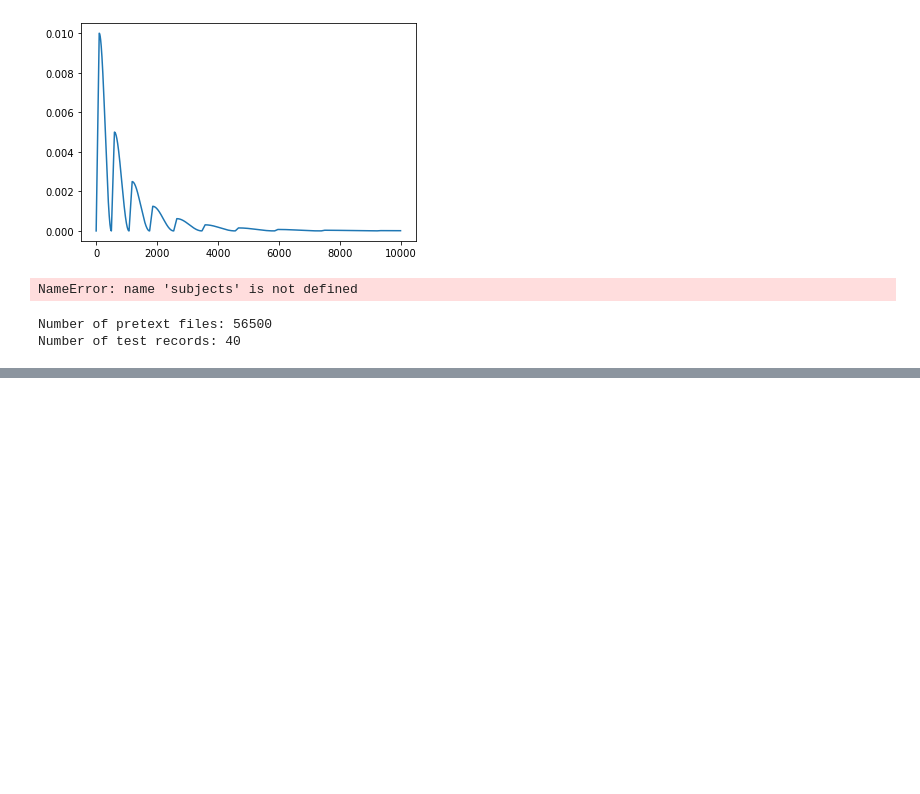
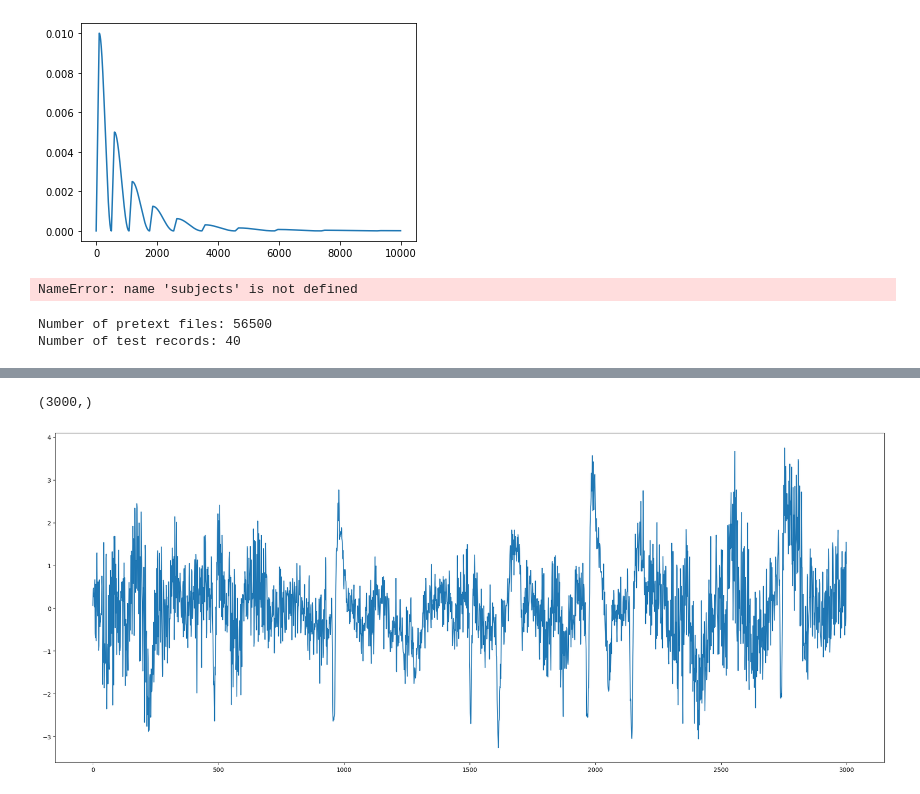
Before and after one commit to sleep-staging/multi-epoch, a Jupyter notebook: test.ipynb, the cells around one changed output, grey strips where cells are left out. Saved outputs shown, nothing was run; the diff lists cells and outputs as text; code cells hidden in the pictures; blank space fills up the shorter version.

```diff
--- a/test.ipynb
+++ b/test.ipynb
@@ -892,0 +893,32 @@ GPU available: 1
+# %%
+#scaling augmentation test
+import os
+import numpy as np
+PATH =  "/mnt/scratch/sleepkfoldsame/test/731.npz"
+data = np.load(PATH)
+# %%
+data['windows'][0,0].shape
+# %% [output]
+(3000,)
+# %%
+def scaling(x,degree_scale=2):
+    #eprint(x.shape)
+    ret = np.zeros_like(x)
+    degree = 0.05*(degree_scale+np.random.rand())
+    factor = 2*np.random.normal(size=x.shape[1])-1
+    factor = 1.5+(2*np.random.rand())+degree*factor
+    for i in range(x.shape[0]):
+        ret[i]=x[i]*factor
+    ret = torch.from_numpy(ret)
+    return ret
+# %%
+import matplotlib.pyplot as plt
+import torch
+
+original = data['windows'][0]
+scaled = scaling(original)
+plt.figure(figsize = (25, 10))
+plt.plot(original[0])
+plt.show()
+# %% [output]
+[figure, added]
```
Also changed, not shown: parts of 2 cells of this notebook.
